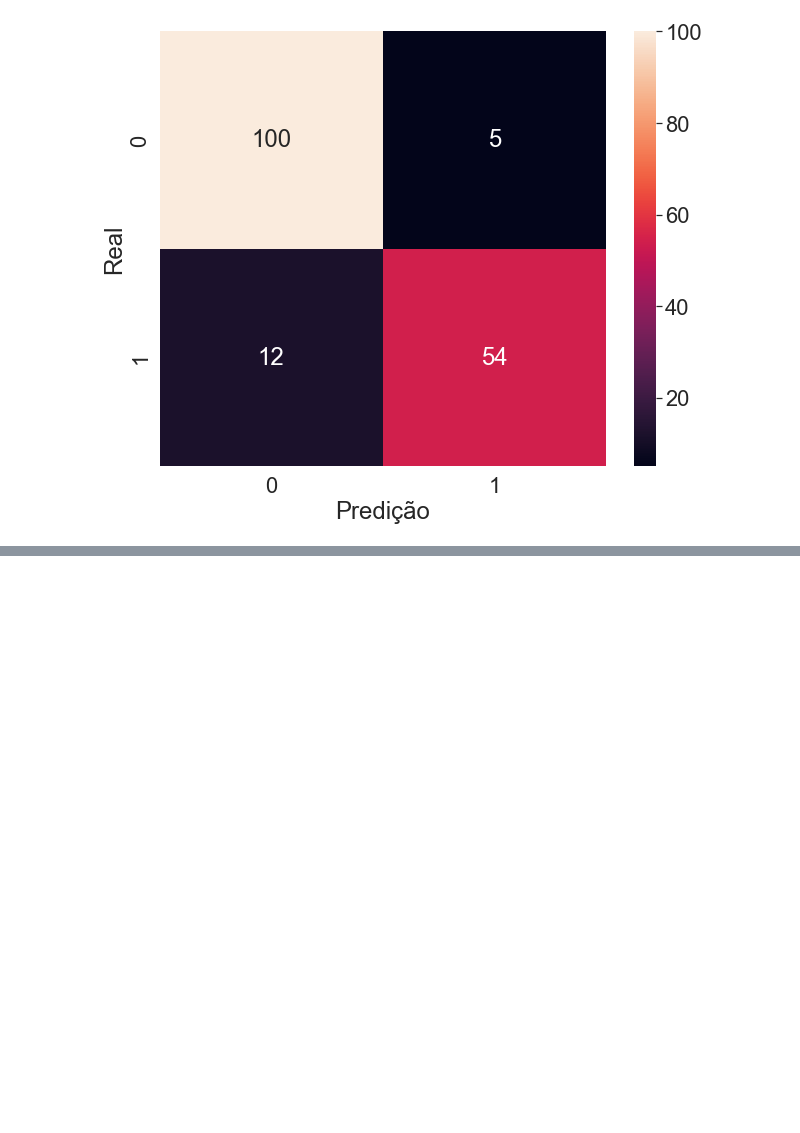
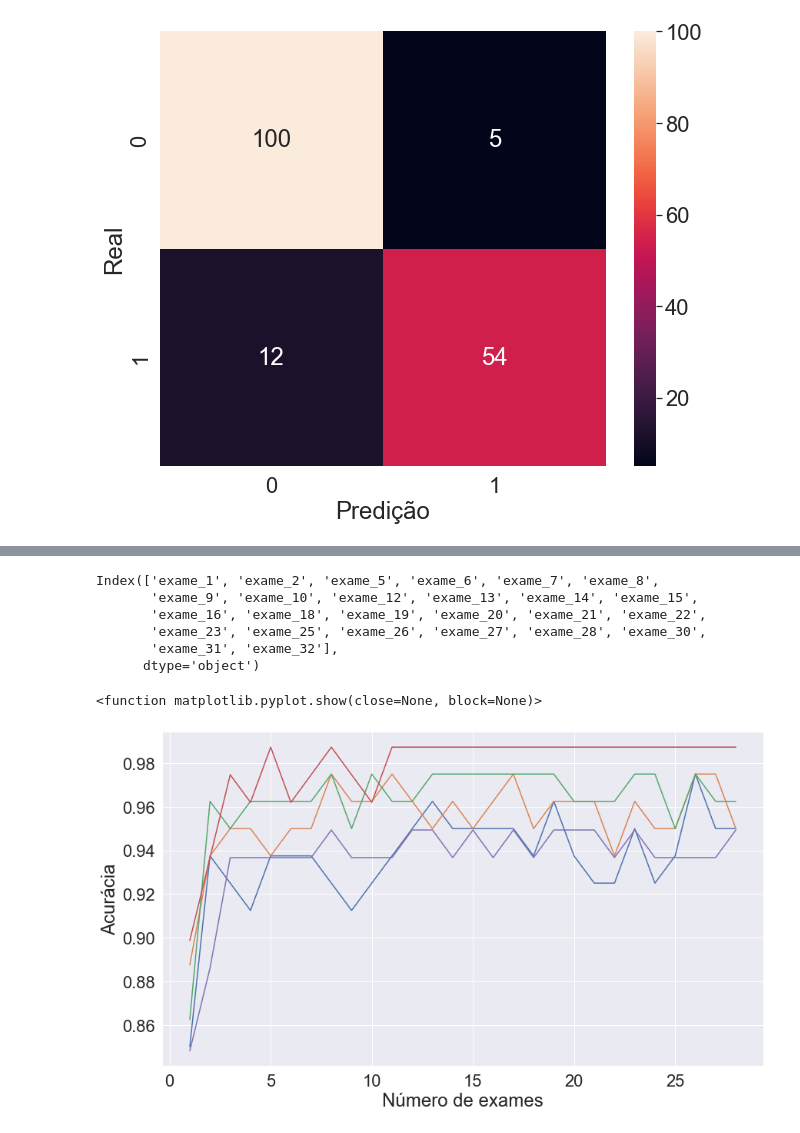
Before and after one commit to gustavocastrow/alura-machine-learning, a Jupyter notebook: machine-learning-lidando-com-dados-de-muitas-dimensões/alura_care.ipynb, the cells around one changed output, grey strips where cells are left out. Saved outputs shown, nothing was run; the diff lists cells and outputs as text; code cells hidden in the pictures; blank space fills up the shorter version.

```diff
--- a/machine-learning-lidando-com-dados-de-muitas-dimensões/alura_care.ipynb
+++ b/machine-learning-lidando-com-dados-de-muitas-dimensões/alura_care.ipynb
@@ -393,0 +425,9 @@ Resultado da classificação com RFE: 90.06%
+# %%
+treino_x.columns[selecionador_rfecv.support_]
+# %% [output]
+Index(['exame_1', 'exame_2', 'exame_5', 'exame_6', 'exame_7', 'exame_8',
+       'exame_9', 'exame_10', 'exame_12', 'exame_13', 'exame_14', 'exame_15',
+       'exame_16', 'exame_18', 'exame_19', 'exame_20', 'exame_21', 'exame_22',
+       'exame_23', 'exame_25', 'exame_26', 'exame_27', 'exame_28', 'exame_30',
+       'exame_31', 'exame_32'],
+      dtype='object')
@@ -393,0 +436,12 @@ Resultado da classificação com RFE: 90.06%
+# %%
+
+
+plt.figure(figsize=(14, 8))
+plt.xlabel("Número de exames")
+plt.ylabel("Acurácia")
+
+plt.plot(range(1, len(selecionador_rfecv.grid_scores_) + 1), selecionador_rfecv.grid_scores_)
+plt.show
+# %% [output]
+<function matplotlib.pyplot.show(close=None, block=None)>
+[figure, added]
```
Also changed, not shown: parts of 14 cells of this notebook, 1 other file.
